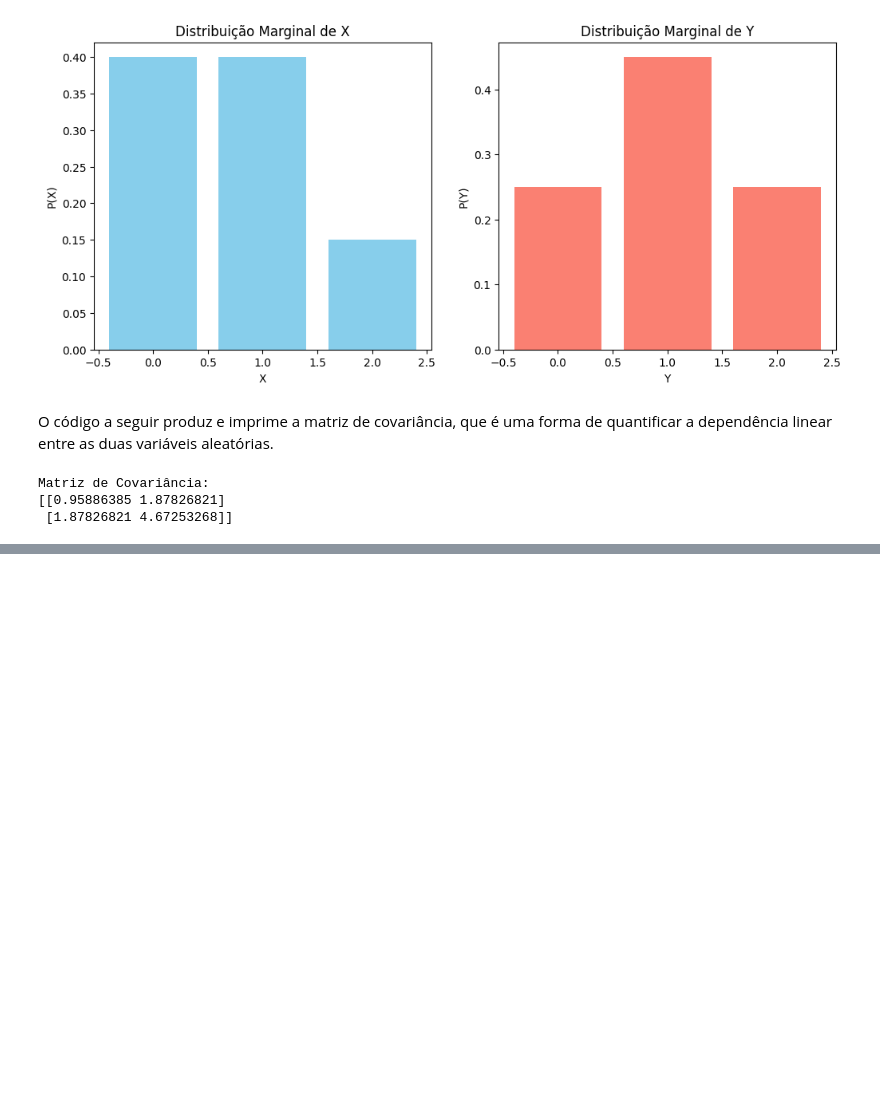
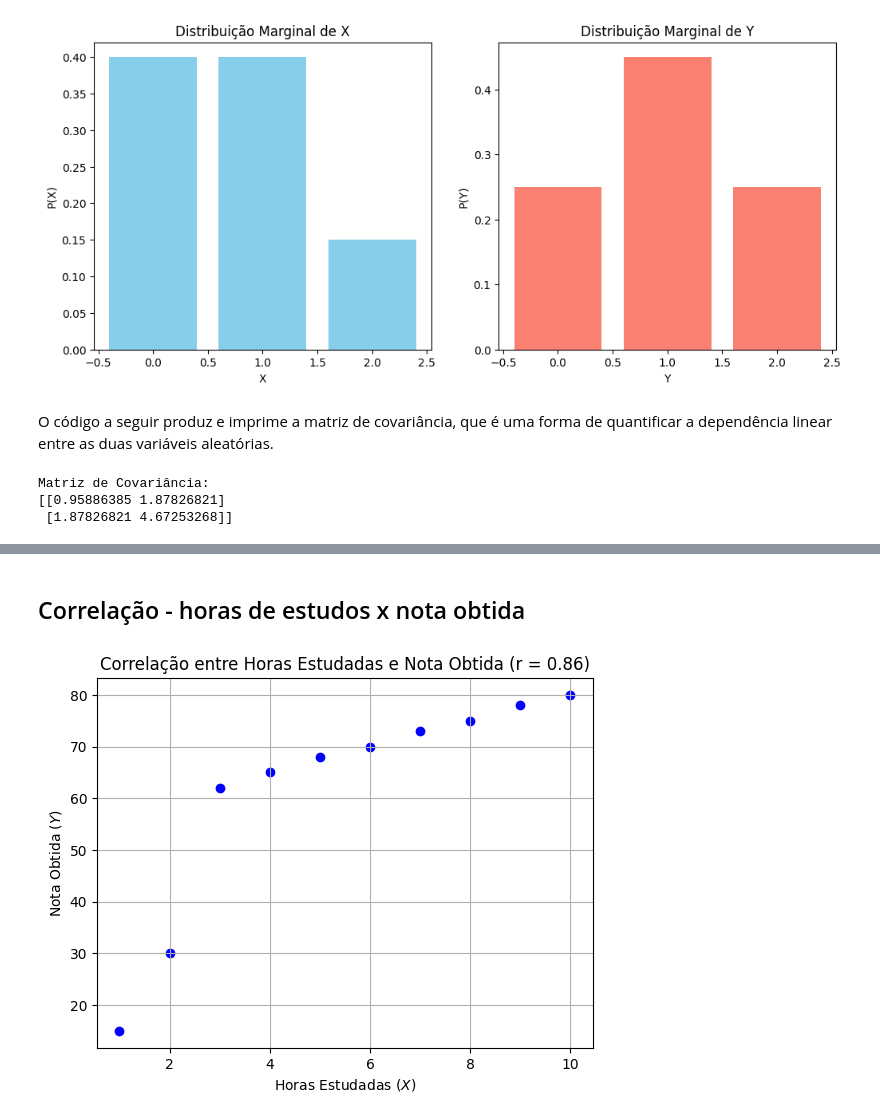
Before and after one commit to AIRGOLAB-CEFET-RJ/gcc1518, a Jupyter notebook: notebooks/distribuicoes_conjuntas.ipynb, the cells around one changed output, grey strips where cells are left out. Cells and saved outputs as stored; diff of their text form; code cells hidden in the pictures; blank space fills up the shorter version.

```diff
--- a/notebooks/distribuicoes_conjuntas.ipynb
+++ b/notebooks/distribuicoes_conjuntas.ipynb
@@ -216,0 +276,25 @@ Matriz de Covariância:
+# %% [markdown]
+## Correlação - horas de estudos x nota obtida
+# %%
+import numpy as np
+import matplotlib.pyplot as plt
+
+# Dados da tabela
+alunos = range(1, 11)
+horas_estudadas = [2, 4, 6, 8, 10, 1, 3, 5, 7, 9]
+notas_obtidas = [30, 65, 70, 75, 80, 15, 62, 68, 73, 78]
+
+# Calcula a correlação entre Horas Estudadas e Nota Obtida
+correlacao = np.corrcoef(horas_estudadas, notas_obtidas)[0, 1]
+
+# Criação do gráfico de dispersão
+plt.scatter(horas_estudadas, notas_obtidas, color='blue')
+plt.title(f'Correlação entre Horas Estudadas e Nota Obtida (r = {correlacao:.2f})')
+plt.xlabel('Horas Estudadas ($X$)')
+plt.ylabel('Nota Obtida ($Y$)')
+plt.grid(True)
+
+# Mostra o gráfico
+plt.show()
+# %% [output]
+[figure, added]
```
Also changed, not shown: parts of 14 cells of this notebook.
